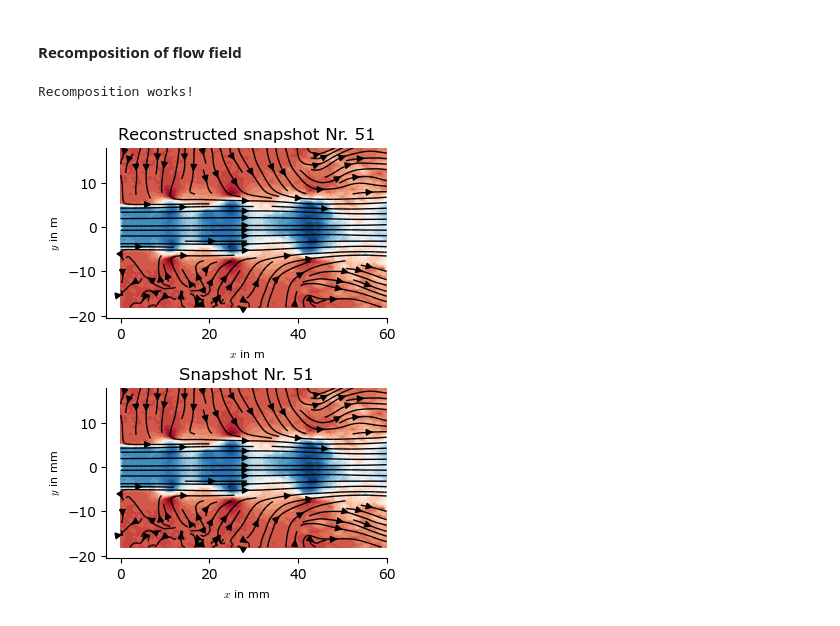
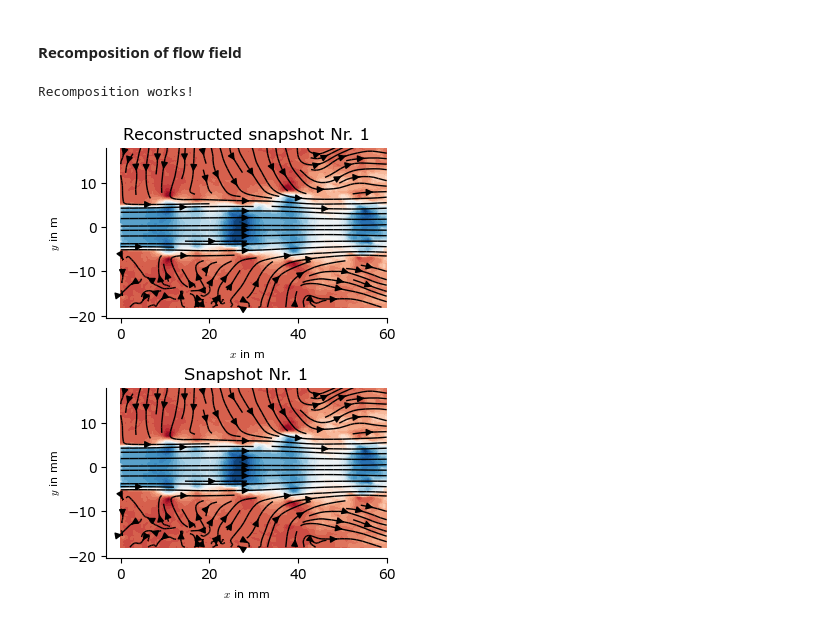
Before and after one commit to grigorishat/SPyOD, a Jupyter notebook: example_free_jet/example_SPOD_free_jet.ipynb, the cells around one changed output. Cells and saved outputs as stored; diff of their text form; code cells hidden in the pictures.

```diff
--- a/example_free_jet/example_SPOD_free_jet.ipynb
+++ b/example_free_jet/example_SPOD_free_jet.ipynb
@@ -163,7 +163,7 @@ for i in range(4):
 # %%
 # Which mode should be recomposed?
 
-FRAME_REC = 50
+FRAME_REC = 0
 
 U_rec = np.zeros(Ui[0][0].shape, dtype = np.float32)
 
@@ -171,31 +171,31 @@ for i in range(Ui[0].shape[0]):
    U_rec = U_rec + np.multiply(a[FRAME_REC,i],Ui[0][i,:,:])
 
 # add mean flow field
 
 U_rec = U_mean + U_rec
 
 fig, axs = plt.subplots(2, dpi = 100, constrained_layout=True)
 axs[0].set_title('Reconstructed snapshot Nr. %d' %(FRAME_REC+1))
 axs[0].contourf(X, Y, U_rec, 40, cmap = 'RdBu')
 axs[0].streamplot(X, Y, U_mean, V_mean, density=[1, 1], color = 'k', linewidth = 1, arrowstyle = '-|>')
 
 axs[0].set_aspect('equal', 'box')
 axs[0].set_xlabel('$x$ in m', fontsize = 8)
 axs[0].set_ylabel('$y$ in m', fontsize = 8)
 
 axs[1].set_title('Snapshot Nr. %d' %(FRAME_REC+1))
 axs[1].contourf(X, Y, U[FRAME_REC], 40, cmap = 'RdBu')
 axs[1].streamplot(X, Y, U_mean, V_mean, density=[1, 1], color = 'k', linewidth = 1, arrowstyle = '-|>')
 
 axs[1].set_aspect('equal', 'box')
 axs[1].set_xlabel('$x$ in mm', fontsize = 8)
 axs[1].set_ylabel('$y$ in mm', fontsize = 8)
 
 if (np.round(np.float32(U[FRAME_REC]),5) == np.round(np.float32(U_rec),5)).all():
    print('Recomposition works!')
 
 else:
    print('Recomposition fails!')
 # %% [output]
 Recomposition works!
-[figure, old version]
+[figure, new version]
```
